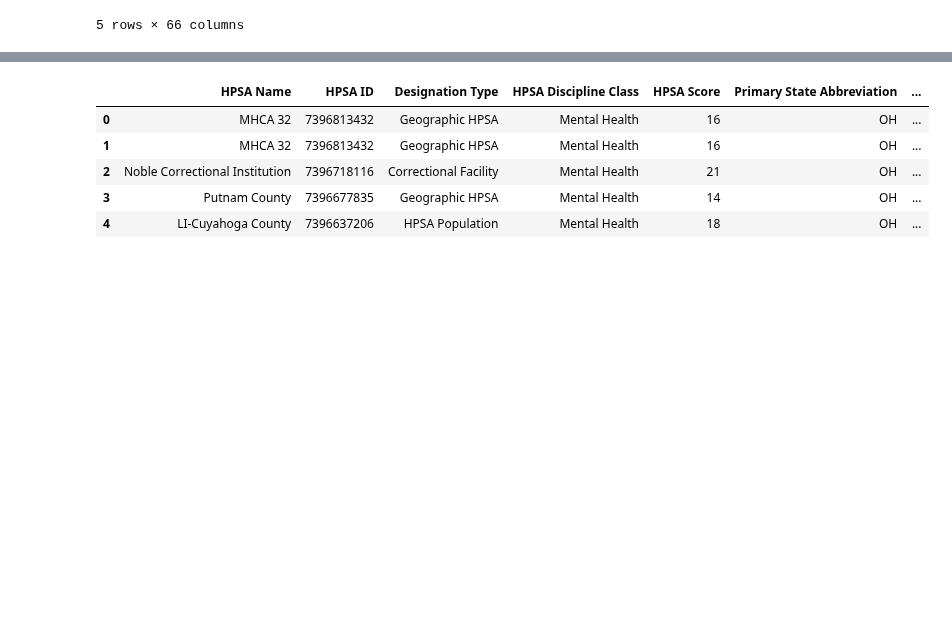
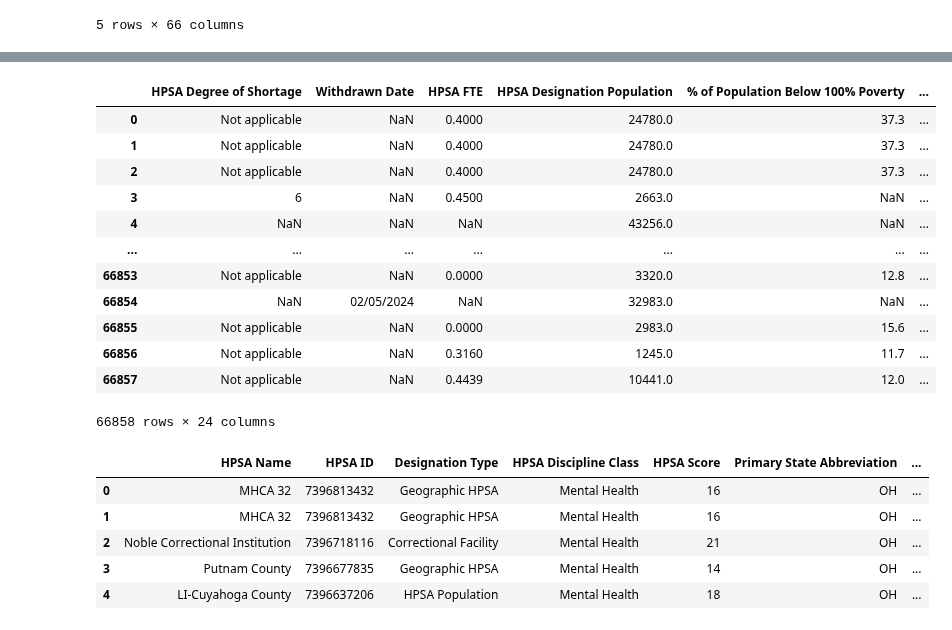
Before and after one commit to harte3/JAG-Hackathon-Team2, a Jupyter notebook: starter-code.ipynb, the cells around one changed output, grey strips where cells are left out. Cells and saved outputs as stored; diff of their text form; code cells hidden in the pictures; blank space fills up the shorter version.

Commit message:
added hpsa preprocessing

```diff
--- a/starter-code.ipynb
+++ b/starter-code.ipynb
@@ -33,3 +63,28 @@ df_hpsa_pc.head()
+# %%
+df_hpsa_pc[['HPSA Degree of Shortage',
+       'Withdrawn Date', 'HPSA FTE', 'HPSA Designation Population',
+       '% of Population Below 100% Poverty', 'HPSA Formal Ratio',
+       'HPSA Population Type', 'Rural Status', 'Longitude', 'Latitude',
+       'BHCMIS Organization Identification Number', 'Break in Designation',
+       'Common County Name', 'Common Postal Code', 'Common Region Name',
+       'Common State Abbreviation', 'Common State County FIPS Code',
+       'Common State FIPS Code', 'Common State Name', 'County Equivalent Name',
+       'County or County Equivalent Federal Information Processing Standard Code',
+       'Discipline Class Number', 'HPSA Address', 'HPSA City']]
+# %% [output]
+|  | HPSA Degree of Shortage | Withdrawn Date | HPSA FTE | HPSA Designation Population | % of Population Below 100% Poverty | ... |
+| 0 | Not applicable | NaN | 0.4000 | 24780.0 | 37.3 | ... |
+| 1 | Not applicable | NaN | 0.4000 | 24780.0 | 37.3 | ... |
+| 2 | Not applicable | NaN | 0.4000 | 24780.0 | 37.3 | ... |
+| 3 | 6 | NaN | 0.4500 | 2663.0 | NaN | ... |
+| 4 | NaN | NaN | NaN | 43256.0 | NaN | ... |
+| ... | ... | ... | ... | ... | ... | ... |
+| 66853 | Not applicable | NaN | 0.0000 | 3320.0 | 12.8 | ... |
+| 66854 | NaN | 02/05/2024 | NaN | 32983.0 | NaN | ... |
+| 66855 | Not applicable | NaN | 0.0000 | 2983.0 | 15.6 | ... |
+| 66856 | Not applicable | NaN | 0.3160 | 1245.0 | 11.7 | ... |
+| 66857 | Not applicable | NaN | 0.4439 | 10441.0 | 12.0 | ... |
+66858 rows × 24 columns
 # %%
 df_hpsa_mh.head()
 # %% [output]
```
Also changed, not shown: parts of 3 cells of this notebook, 2 other files.
